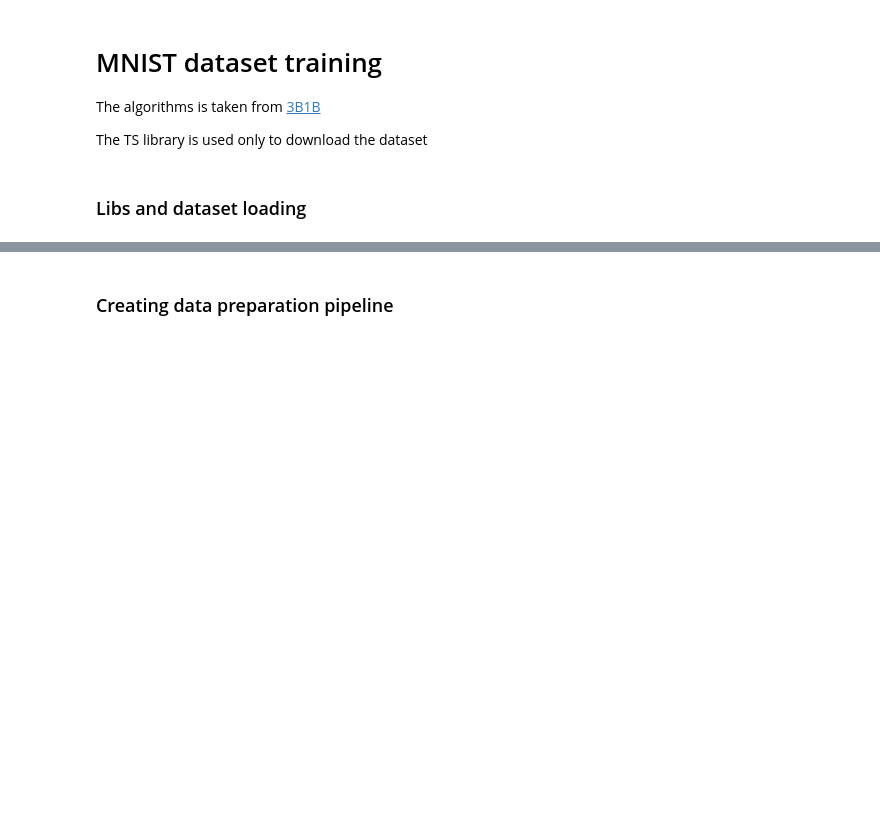
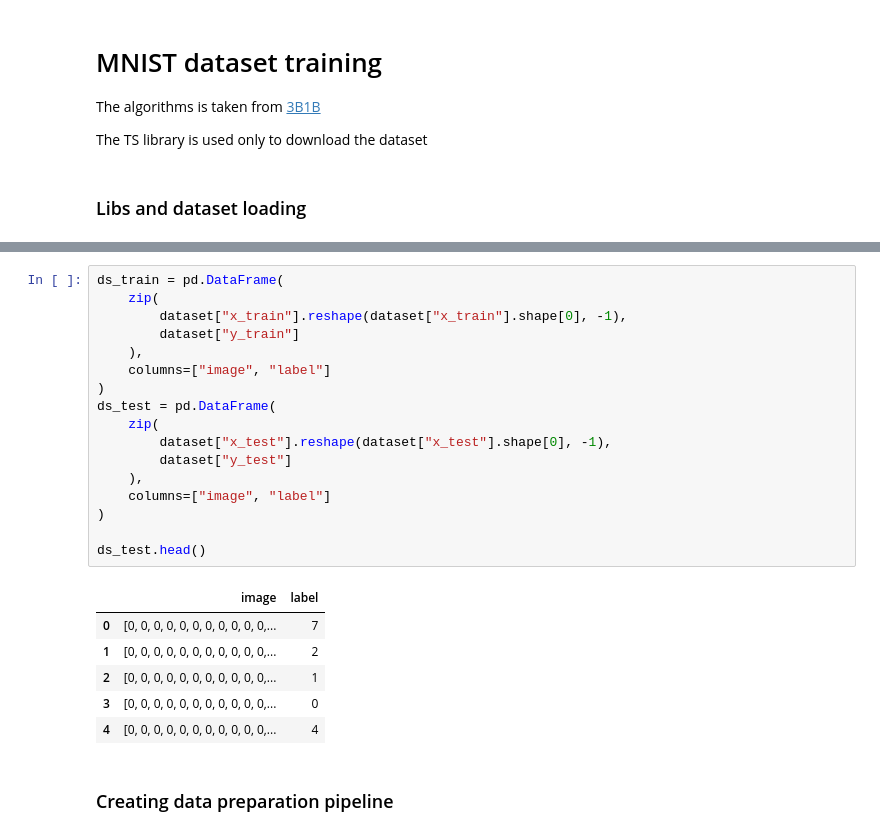
Before and after one commit to roma160/No-lib-ML, a Jupyter notebook: mnist/main.ipynb, the cells around one changed output, grey strips where cells are left out. Saved outputs shown, nothing was run; the diff lists cells and outputs as text; blank space fills up the shorter version.

```diff
--- a/mnist/main.ipynb
+++ b/mnist/main.ipynb
@@ -41,3 +30,27 @@ ds_train.head()
+# %%
+ds_train = pd.DataFrame(
+    zip(
+        dataset["x_train"].reshape(dataset["x_train"].shape[0], -1),
+        dataset["y_train"]
+    ),
+    columns=["image", "label"]
+)
+ds_test = pd.DataFrame(
+    zip(
+        dataset["x_test"].reshape(dataset["x_test"].shape[0], -1),
+        dataset["y_test"]
+    ),
+    columns=["image", "label"]
+)
+
+ds_test.head()
+# %% [output]
+|  | image | label |
+| 0 | [0, 0, 0, 0, 0, 0, 0, 0, 0, 0, 0,... | 7 |
+| 1 | [0, 0, 0, 0, 0, 0, 0, 0, 0, 0, 0,... | 2 |
+| 2 | [0, 0, 0, 0, 0, 0, 0, 0, 0, 0, 0,... | 1 |
+| 3 | [0, 0, 0, 0, 0, 0, 0, 0, 0, 0, 0,... | 0 |
+| 4 | [0, 0, 0, 0, 0, 0, 0, 0, 0, 0, 0,... | 4 |
 # %% [markdown]
 ### Creating data preparation pipeline
 # %%
```
Also changed, not shown: parts of 10 cells of this notebook.
